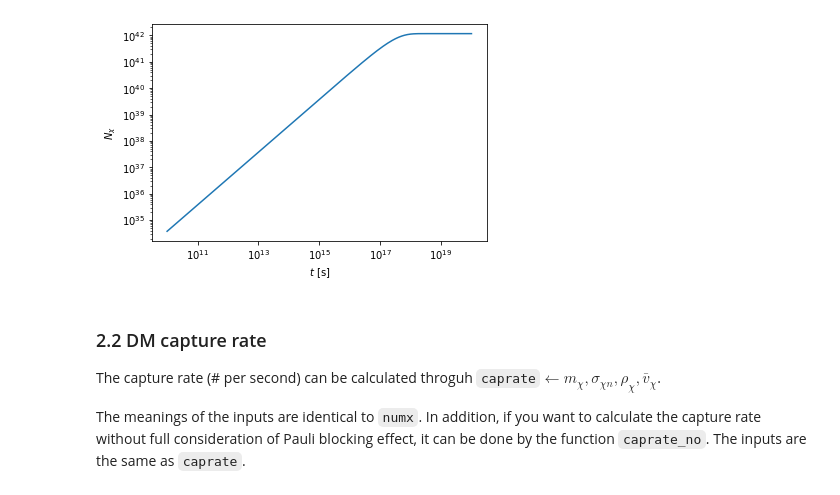
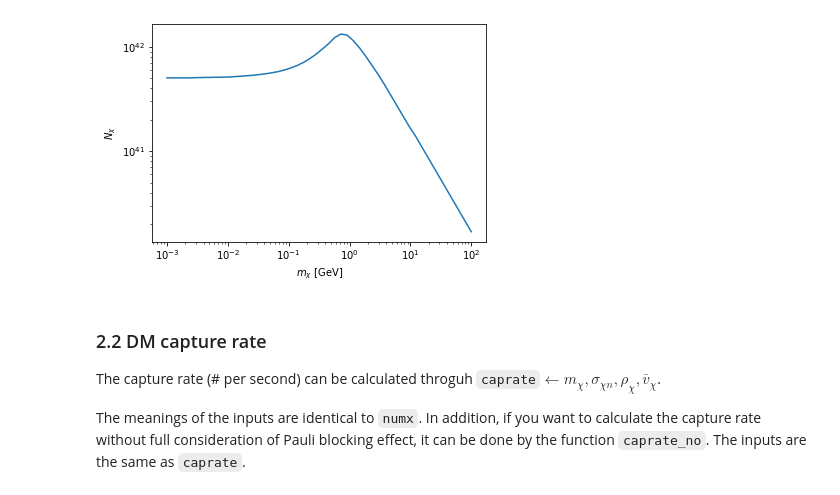
Before and after one commit to yenhsunlin/BH_in_NS, a Jupyter notebook: tutorial.ipynb, the cells around one changed output. Cells and saved outputs as stored; diff of their text form; code cells hidden in the pictures.

```diff
--- a/tutorial.ipynb
+++ b/tutorial.ipynb
@@ -45,20 +49,19 @@ numx(age,mx,sigxn)
 # %%
-# Draw a plot of age vs DM number with decay
+# Draw a plot of mx vs Nx
 tau = 3.1e17  # DM lifetime, set to the age of the Universe
-age_ls = np.linspace(10,20,201)
+mx_ls = np.linspace(-3,2,50)
 nx_ls = []
-for age in age_ls:
-    dm_num = numx(10**age,mx,sigxn,tau=tau)
-    nx_ls.append(dm_num)
+for mx in mx_ls:
+    nx_ls.append(numx(age,10**mx,sigxn))
 # %%
-plt.plot(10**age_ls,nx_ls)
+plt.plot(10**mx_ls,nx_ls,label='Neutron')
 plt.xscale('log')
 plt.yscale('log')
-plt.xlabel('$t$ [s]')
+plt.xlabel('$m_\chi$ [GeV]')
 plt.ylabel('$N_\chi$')
 plt.show()
 # %% [output]
-[figure, old version]
+[figure, new version]
 # %% [markdown]
 ### 2.2 DM capture rate
 
```
Also changed, not shown: parts of 14 cells of this notebook.
